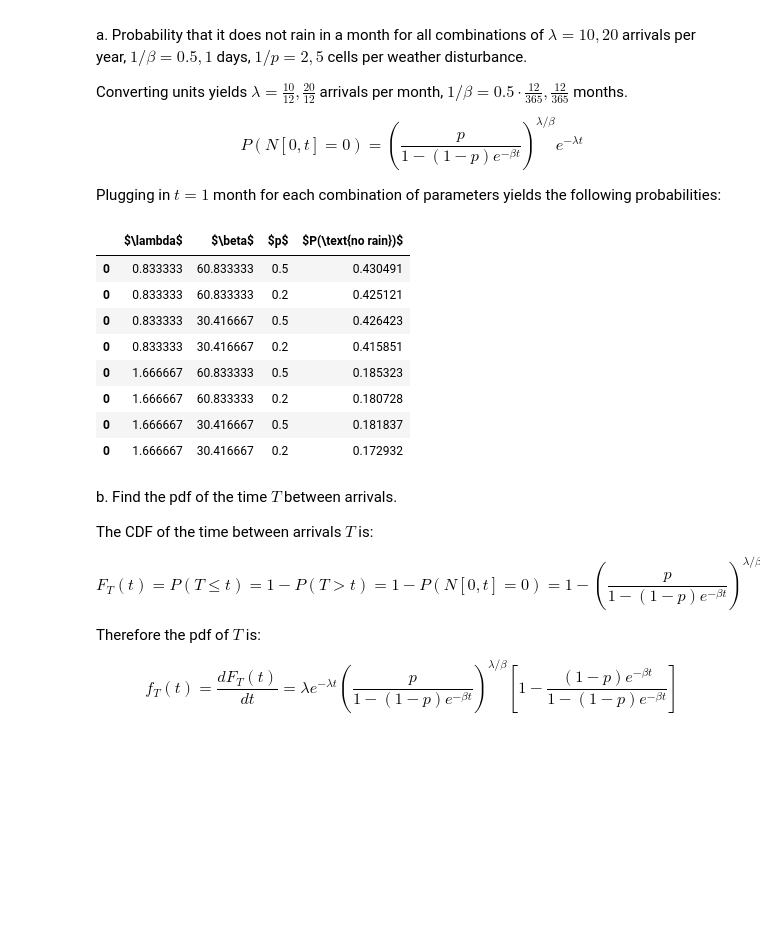
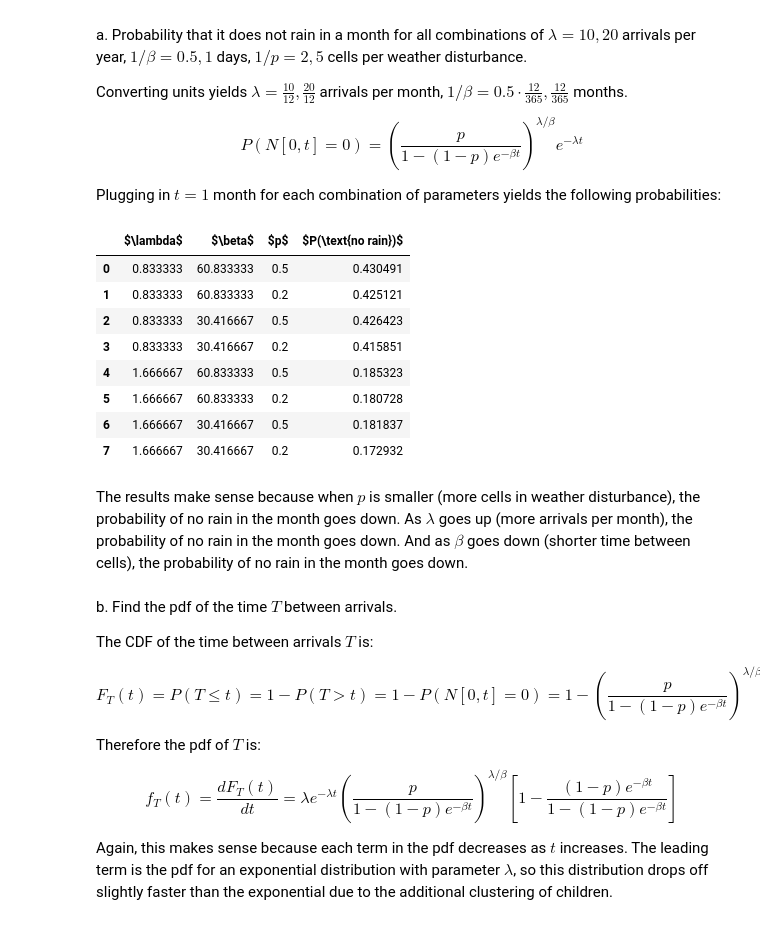
Before and after one commit to klarrieu/HYD142, a Jupyter notebook: Exam.ipynb, the cells around one changed output. Saved outputs shown, nothing was run; the diff lists cells and outputs as text; code cells hidden in the pictures; blank space fills up the shorter version.

```diff
--- a/Exam.ipynb
+++ b/Exam.ipynb
@@ -245,34 +267,33 @@ $$P(N[0, t] = 0) = \left(\frac{p}{1 - (1-p)e^{-\beta t}}\right)^{\lambda/\beta}
 
 Plugging in $t = 1$ month for each combination of parameters yields the following probabilities:
 # %%
-import numpy as np
-import pandas as pd
-
 lambdas = [10.0/12, 20.0/12]
 betas = [365/6.0, 365/12.0]
 ps = [1.0/2, 1.0/5]
 
 df = pd.DataFrame(columns=[r'$\lambda$', r'$\beta$', r'$p$', r'$P(\text{no rain})$'])
 
 for lamb in lambdas:
     for beta in betas:
         for p in ps:
             no_rain = ((p)/(1 - (1 - p) * np.exp(-beta*1)))**(lamb/beta) * np.exp(-lamb*1)
             row = pd.DataFrame([[lamb, beta, p, no_rain]], columns=df.columns.tolist())
-            df = df.append(row)
+            df = df.append(row, ignore_index=True)
 
 df = df.round(6)
 df
 # %% [output]
 |  | $\lambda$ | $\beta$ | $p$ | $P(\text{no rain})$ |
 | 0 | 0.833333 | 60.833333 | 0.5 | 0.430491 |
-| 0 | 0.833333 | 60.833333 | 0.2 | 0.425121 |
-| 0 | 0.833333 | 30.416667 | 0.5 | 0.426423 |
-| 0 | 0.833333 | 30.416667 | 0.2 | 0.415851 |
-| 0 | 1.666667 | 60.833333 | 0.5 | 0.185323 |
-| 0 | 1.666667 | 60.833333 | 0.2 | 0.180728 |
-| 0 | 1.666667 | 30.416667 | 0.5 | 0.181837 |
-| 0 | 1.666667 | 30.416667 | 0.2 | 0.172932 |
+| 1 | 0.833333 | 60.833333 | 0.2 | 0.425121 |
+| 2 | 0.833333 | 30.416667 | 0.5 | 0.426423 |
+| 3 | 0.833333 | 30.416667 | 0.2 | 0.415851 |
+| 4 | 1.666667 | 60.833333 | 0.5 | 0.185323 |
+| 5 | 1.666667 | 60.833333 | 0.2 | 0.180728 |
+| 6 | 1.666667 | 30.416667 | 0.5 | 0.181837 |
+| 7 | 1.666667 | 30.416667 | 0.2 | 0.172932 |
+# %% [markdown]
+The results make sense because when $p$ is smaller (more cells in weather disturbance), the probability of no rain in the month goes down. As $\lambda$ goes up (more arrivals per month), the probability of no rain in the month goes down. And as $\beta$ goes down (shorter time between cells), the probability of no rain in the month goes down.
 # %% [markdown]
 b. Find the pdf of the time $T$ between arrivals.
 
@@ -283,3 +304,5 @@ $$F_T(t) = P(T \leq t) = 1 - P(T > t) = 1 - P(N[0, t] = 0) = 1 - \left(\frac{p}{
 Therefore the pdf of $T$ is:
 
 $$\boxed{f_T(t) = \frac{d F_T(t)}{dt} = \lambda e^{-\lambda t} \left(\frac{p}{1 - (1 - p) e^{-\beta t}}\right)^{\lambda/\beta} \left[1 - \frac{(1 - p) e^{-\beta t}}{1 - (1 - p) e^{-\beta t}}\right]}$$
+
+Again, this makes sense because each term in the pdf decreases as $t$ increases. The leading term is the pdf for an exponential distribution with parameter $\lambda$, so this distribution drops off slightly faster than the exponential due to the additional clustering of children.
```
Also changed, not shown: parts of 6 cells of this notebook.
